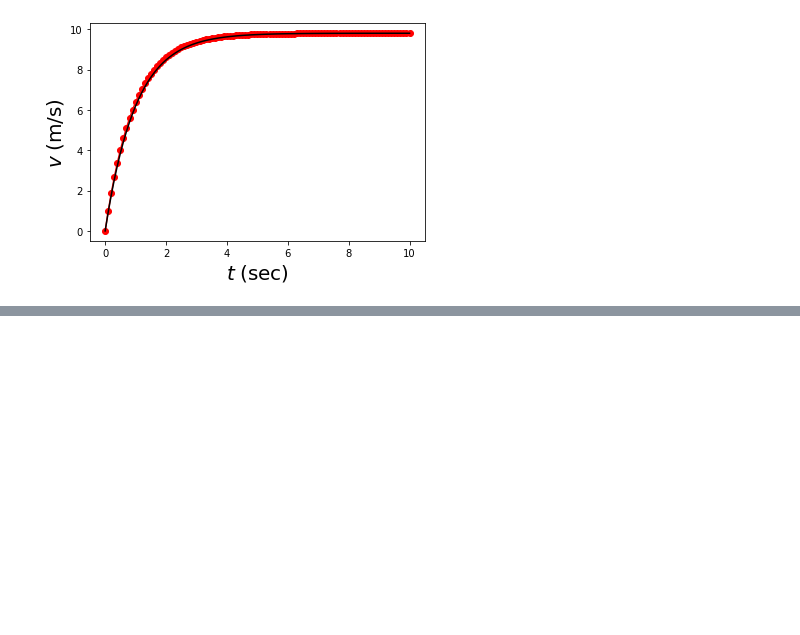
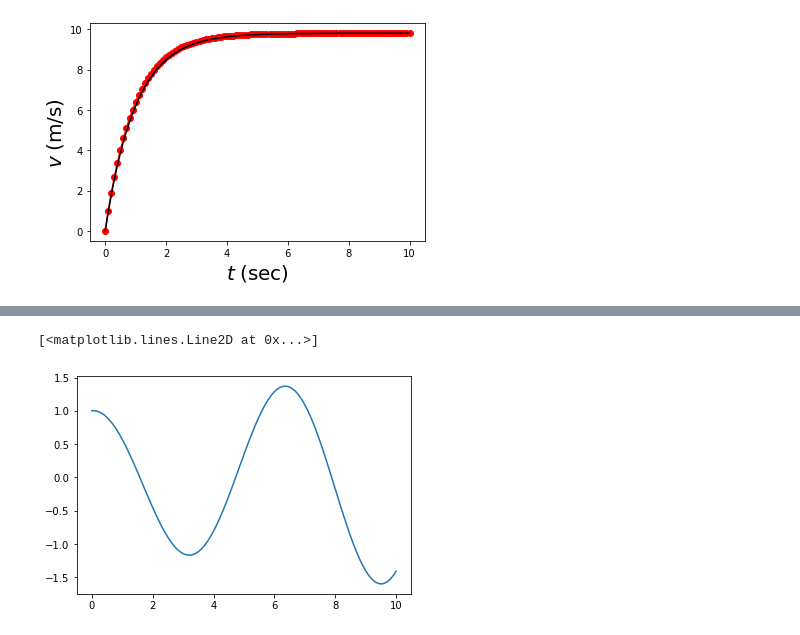
Before and after one commit to icmm-ntu/2023-Fall, a Jupyter notebook: Exercises.ipynb, the cells around one changed output, grey strips where cells are left out. Drawn from its saved outputs; the diff is of its cells as text; code cells hidden in the pictures; blank space fills up the shorter version.

```diff
--- a/Exercises.ipynb
+++ b/Exercises.ipynb
@@ -180,9 +180,24 @@ print (v_arr[-1])
 
 
 # Euler's method for x and v
+N = 100
+total_time = 10.
+h = total_time / N
+x_arr = np.zeros(N+1)
+v_arr = np.zeros(N+1)
 
+omega = 1. #
 
+x_arr[0] = 1. # initial amplitude
+v_arr[0] = 0. # initial velocity
+for n in range(100):
+    x_arr[n+1] = x_arr[n] + h * v_arr[n]
+    v_arr[n+1] = v_arr[n] + h *  (-omega**2. * x_arr[n])
 
-for n in range(100):
-    x_n+1 = x_n + h * v_n
-    v_arr[n+1] = v_arr[n] + h *  (-omega**2. * x_n)
+#print (x_arr)
+#print (v_arr)
+# %%
+plt.plot(t_arr, x_arr)
+# %% [output]
+[<matplotlib.lines.Line2D at 0x...>]
+[figure, added]
```
